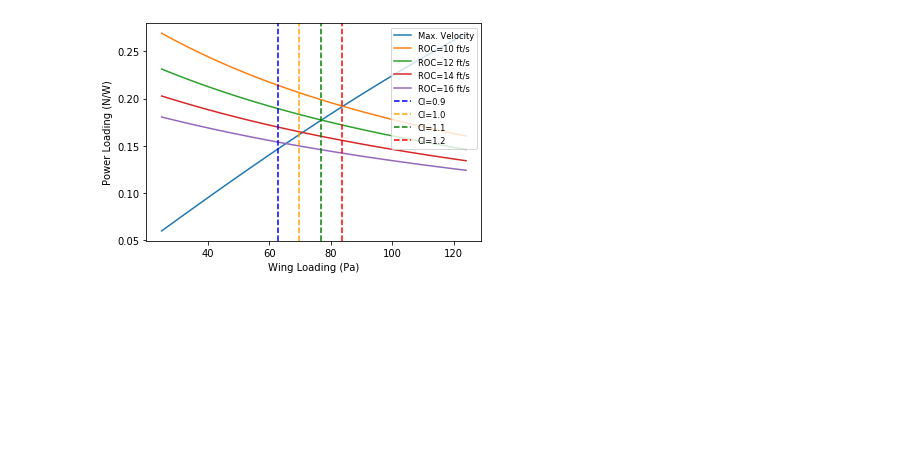
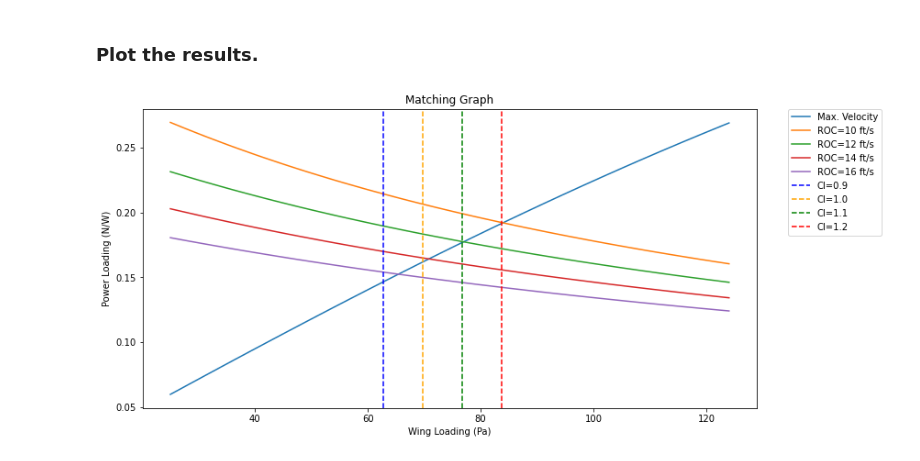
Before and after one commit to adrianguzmannnn/aircraft, a Jupyter notebook: matching_graph.ipynb, the cells around one changed output. Saved outputs shown, nothing was run; the diff lists cells and outputs as text; code cells hidden in the pictures; blank space fills up the shorter version.

```diff
--- a/matching_graph.ipynb
+++ b/matching_graph.ipynb
@@ -75,7 +74,8 @@ w_p_v_max = ((1/2)*cd_zero*rho*((v_max)**3)*(1/w_s)+(2*w_s)/(rho*np.pi*ar*e*v_ma
 # %%
 # Calculating the rate of climb.
 # %%
-w_p_roc = (roc.reshape(1, roc.shape[0]) + (1/2)*cd_zero*rho*(v**3)*(1/w_s.reshape(w_s.shape[0], 1))+(2*w_s.reshape(w_s.shape[0], 1))/(rho*np.pi*ar*e*v))**(-1)
+w_p_roc = (roc.reshape(1, roc.shape[0]) + (1 / 2) * cd_zero * rho * (v**3) * (1 / w_s.reshape(w_s.shape[0], 1))
+           + (2 * w_s.reshape(w_s.shape[0], 1)) / (rho * np.pi * ar * e * v))**(-1)
 # %%
 # Calculating the stall velocity.
 # %%
@@ -83,5 +83,25 @@ w_s_stall = ((v_stall**2)*cl*rho)/2
+# %% [markdown]
+### Plot the results.
 # %%
-plt.plot(w_s, w_p_v_max), plt.plot(w_s, w_p_roc), plt.ylabel('Power Loading (N/W)'), plt.xlabel('Wing Loading (Pa)'), plt.axvline(w_s_stall[0], color='blue', linestyle='--'), plt.axvline(w_s_stall[1],  color='orange', linestyle='--'),  plt.axvline(w_s_stall[2],  color='green', linestyle='--'),  plt.axvline(w_s_stall[3], color='red', linestyle='--'), plt.legend(loc='upper right', fontsize='small', labels=['Max. Velocity', 'ROC=10 ft/s', 'ROC=12 ft/s', 'ROC=14 ft/s', 'ROC=16 ft/s', 'Cl=0.9', 'Cl=1.0', 'Cl=1.1', 'Cl=1.2'])
+plt.figure(figsize=(12, 6))
+plt.plot(w_s, w_p_v_max)
+plt.plot(w_s, w_p_roc)
+plt.ylabel('Power Loading (N/W)')
+plt.xlabel('Wing Loading (Pa)')
+plt.axvline(w_s_stall[0], color='blue', linestyle='--')
+plt.axvline(w_s_stall[1],  color='orange', linestyle='--')
+plt.axvline(w_s_stall[2],  color='green', linestyle='--')
+plt.axvline(w_s_stall[3], color='red', linestyle='--')
+plt.legend(bbox_to_anchor=(1.05, 1), loc='upper left', borderaxespad=0., labels=['Max. Velocity',
+                                                                                 'ROC=10 ft/s',
+                                                                                 'ROC=12 ft/s',
+                                                                                 'ROC=14 ft/s',
+                                                                                 'ROC=16 ft/s',
+                                                                                 'Cl=0.9',
+                                                                                 'Cl=1.0',
+                                                                                 'Cl=1.1',
+                                                                                 'Cl=1.2'])
+plt.title('Matching Graph')
 plt.show()
 # %% [output]
-[figure, old version]
+[figure, new version]
```
Also changed, not shown: parts of 14 cells of this notebook, 1 other file.
